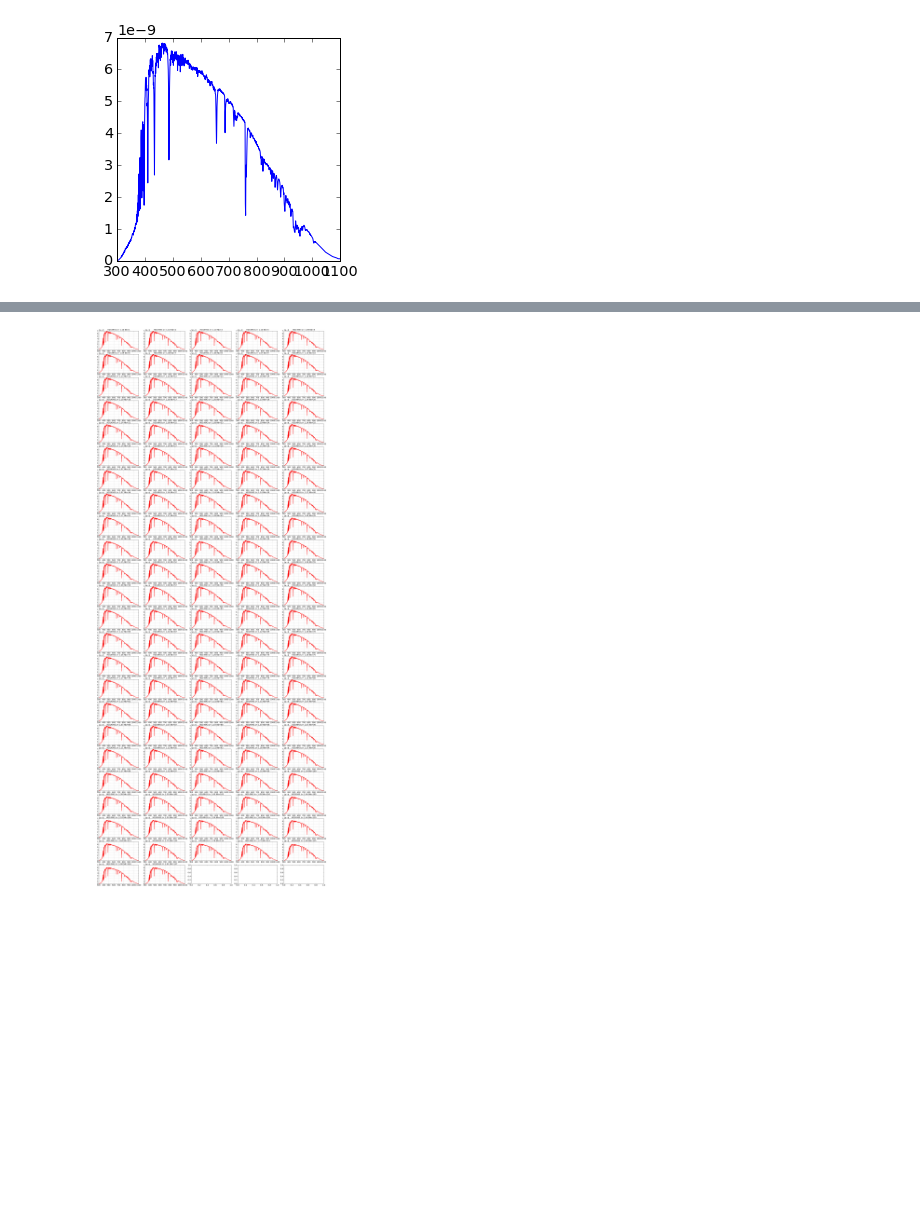
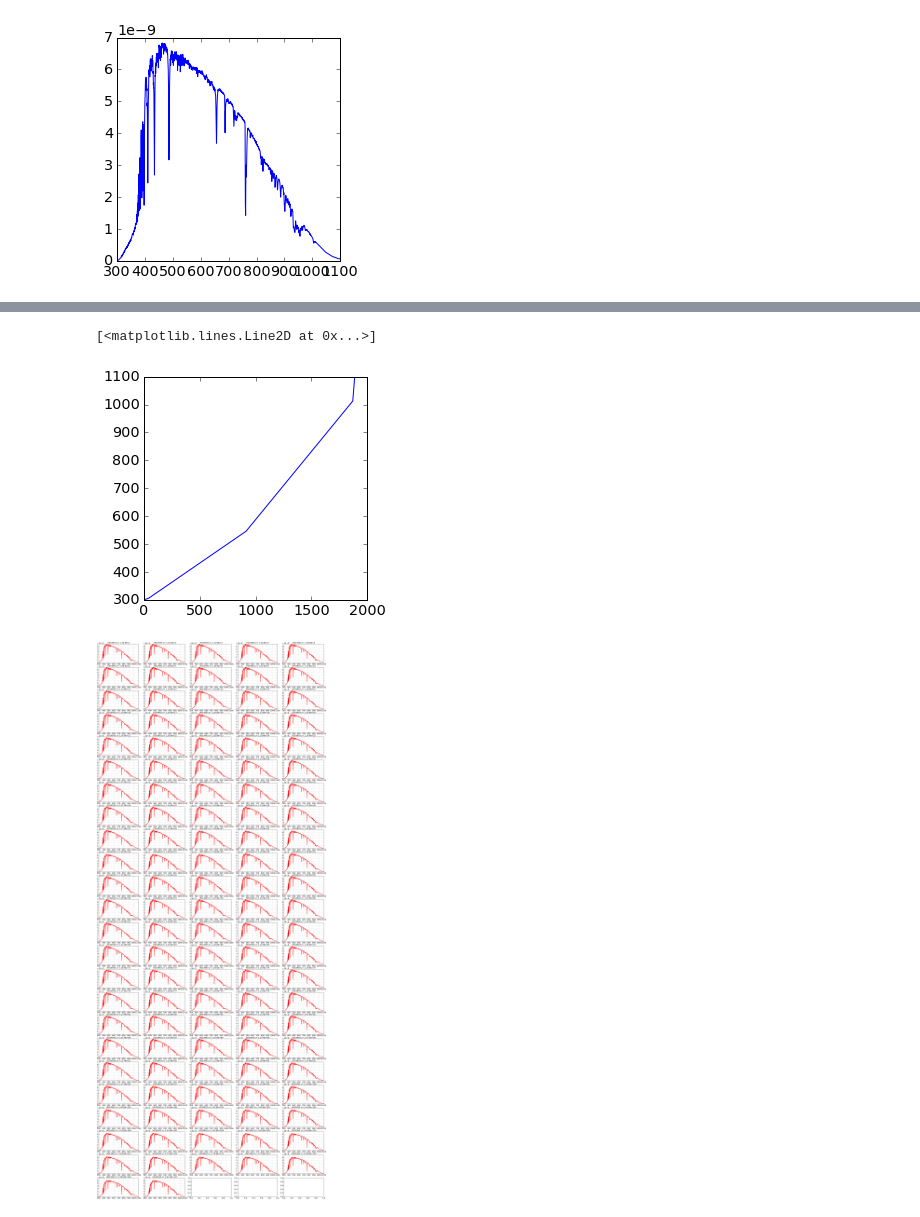
Before and after one commit to sylvielsstfr/CTIOAna2016, a Jupyter notebook: ana_2016_11/View_SimSpectrum_HD14943.ipynb, the cells around one changed output, grey strips where cells are left out. Cells and saved outputs as stored; diff of their text form; code cells hidden in the pictures; blank space fills up the shorter version.

```diff
--- a/ana_2016_11/View_SimSpectrum_HD14943.ipynb
+++ b/ana_2016_11/View_SimSpectrum_HD14943.ipynb
@@ -325,6 +308,11 @@ def ShowSpectra(all_wavelength,all_simspec,all_simtitles,object_name):
 
     #title='spectra'
     #plt.suptitle(title,size=16)
+# %%
+plt.plot(all_simwavelength[1])
+# %% [output]
+[<matplotlib.lines.Line2D at 0x...>]
+[figure, added]
 # %%
 ShowSpectra(all_simwavelength,all_simspectra,all_simtitles,object_name)
 # %% [output]
```
Also changed, not shown: parts of 19 cells of this notebook, 1 other file.
